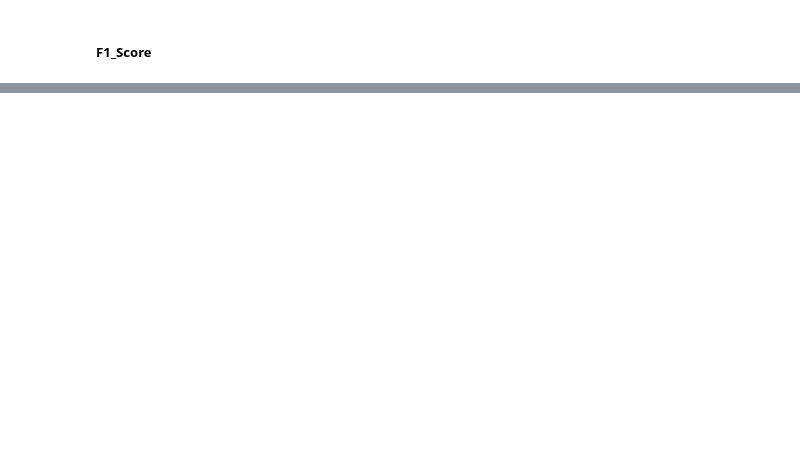
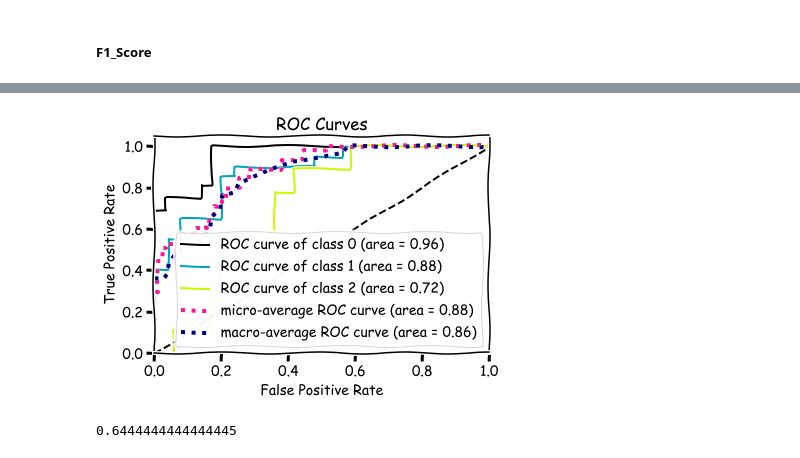
Before and after one commit to YonatanRA/ds_tb_part_21_09, a Jupyter notebook: 03-Machine_Learning/4.1 - Evaluacion.ipynb, the cells around one changed output, grey strips where cells are left out. Cells and saved outputs as stored; diff of their text form; code cells hidden in the pictures; blank space fills up the shorter version.

```diff
--- a/03-Machine_Learning/4.1 - Evaluacion.ipynb
+++ b/03-Machine_Learning/4.1 - Evaluacion.ipynb
@@ -89,0 +324,19 @@ pertenecen al intervalo (-$\infty$, 1]
+# %%
+data=load_wine()
+
+X_train, X_test, y_train, y_test=tts(data.data, data.target)
+
+svc=SVC(probability=True).fit(X_train, y_train)
+
+y_pred=svc.predict(X_test)
+
+y_prob=svc.predict_proba(X_test)
+# %%
+with plt.xkcd():
+    skplt.metrics.plot_roc(y_test, y_prob);
+# %% [output]
+[figure, added]
+# %%
+acc(y_test, y_pred)
+# %% [output]
+0.6444444444444445
```
Also changed, not shown: parts of 35 cells of this notebook, 1 other file.
